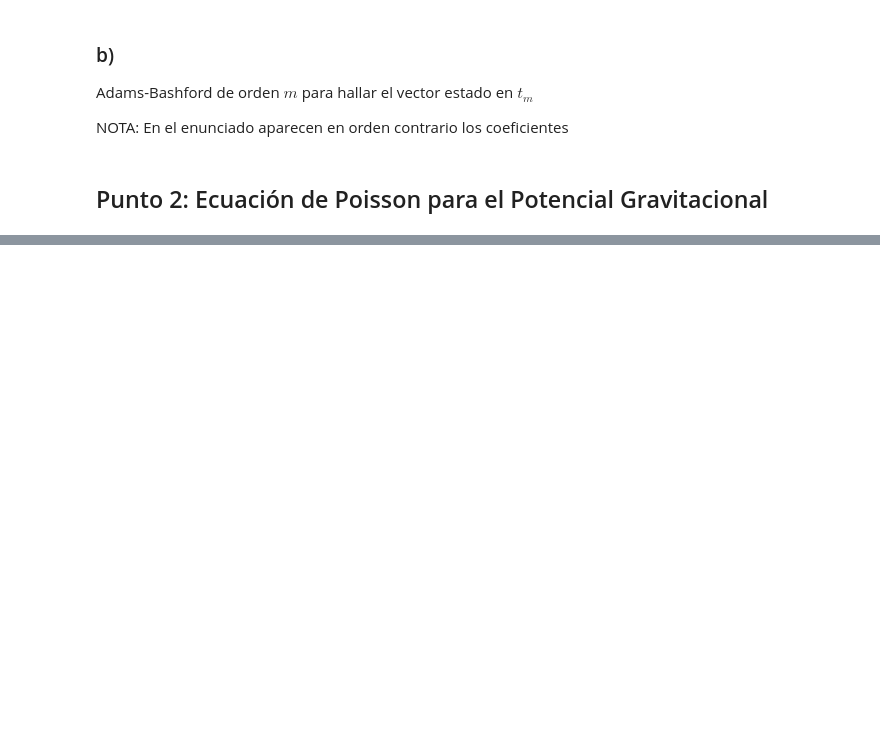
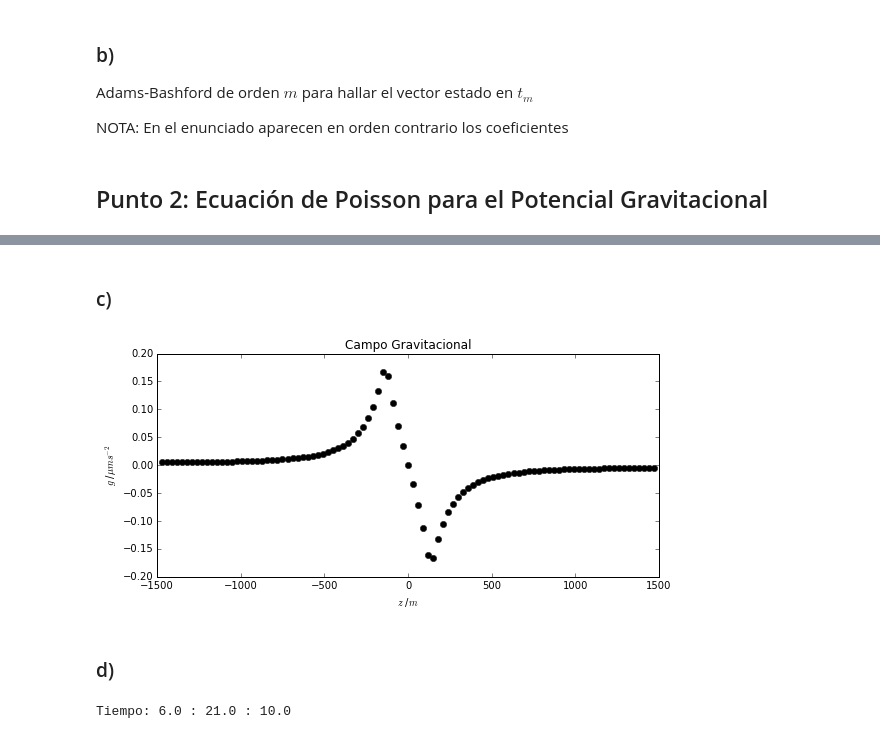
Before and after one commit to Cohnan/CompMathPhysics, a Jupyter notebook: Tareas/HW6/HW6.ipynb, the cells around one changed output, grey strips where cells are left out. Drawn from its saved outputs; the diff is of its cells as text; code cells hidden in the pictures; blank space fills up the shorter version.

```diff
--- a/Tareas/HW6/HW6.ipynb
+++ b/Tareas/HW6/HW6.ipynb
@@ -134,0 +206,60 @@ plt.show()
+# %% [markdown]
+### c)
+# %%
+potencial_z = 100**2 * phi[i_ctro, i_ctro]
+
+derivadas = (np.roll(potencial_z, 1) - np.roll(potencial_z, -1)
+           ) / (2 * h)
+fig_3 = plt.figure('Campo Gravitacional', figsize=(9,4))
+ax_31 = fig_3.add_subplot(111)
+
+ax_31.set_title('Campo Gravitacional')
+ax_31.set_xlabel('$z$ /$m$')
+ax_31.set_ylabel('$g$ /$\mu m s^{-2}$')
+
+ax_31.plot(z_tick[1:-1], derivadas[1 : -1], 'ko')
+
+ax_31.legend()
+plt.show( )
+# %% [output]
+[figure, added]
+# %% [markdown]
+### d)
+# %%
+from scipy import interpolate
+
+# SI units
+timestep = 0.2 #s
+dif_dist = 0.1 #m
+Y_0 = array([l/2. + 500., 0.]) # Sólo en z, cara superior
+
+campo_grav_z = interpolate.interp1d(z_tick[1:-1], derivadas[1:-1] / 100**2)
+
+def fun_der(Y, t):
+    return array([Y[1], campo_grav_z(Y[0])])
+
+def runge_kutta_4th(fun_der, Y, t, timestep):
+
+    k1 = fun_der(Y, t)
+    k2 = fun_der(Y + timestep * k1 / 2., t + timestep / 2.)
+    k3 = fun_der(Y + timestep * k2 / 2., t + timestep / 2.)
+    k4 = fun_der(Y + timestep * k3, t + timestep)
+
+    return Y + timestep*(k1/6. + k2/3. + k3/3. + k4/6.)
+
+Ys = [Y_0]
+Y_act = Ys[0]
+t = 0.
+
+while Y_act[0] > l/2.:
+    Y_act = runge_kutta_4th(fun_der, Y_act, t, timestep)
+    Ys.append(Y_act)
+    t += timestep
+
+horas = t // 3600
+minutos = (t - 3600 * horas) // 60
+segundos = t - 3600 * horas - 60 * minutos
+
+print "Tiempo:", horas, ":", minutos, ":", round(segundos, 0)
+# %% [output]
+Tiempo: 6.0 : 21.0 : 10.0
```
Also changed, not shown: parts of 8 cells of this notebook.
